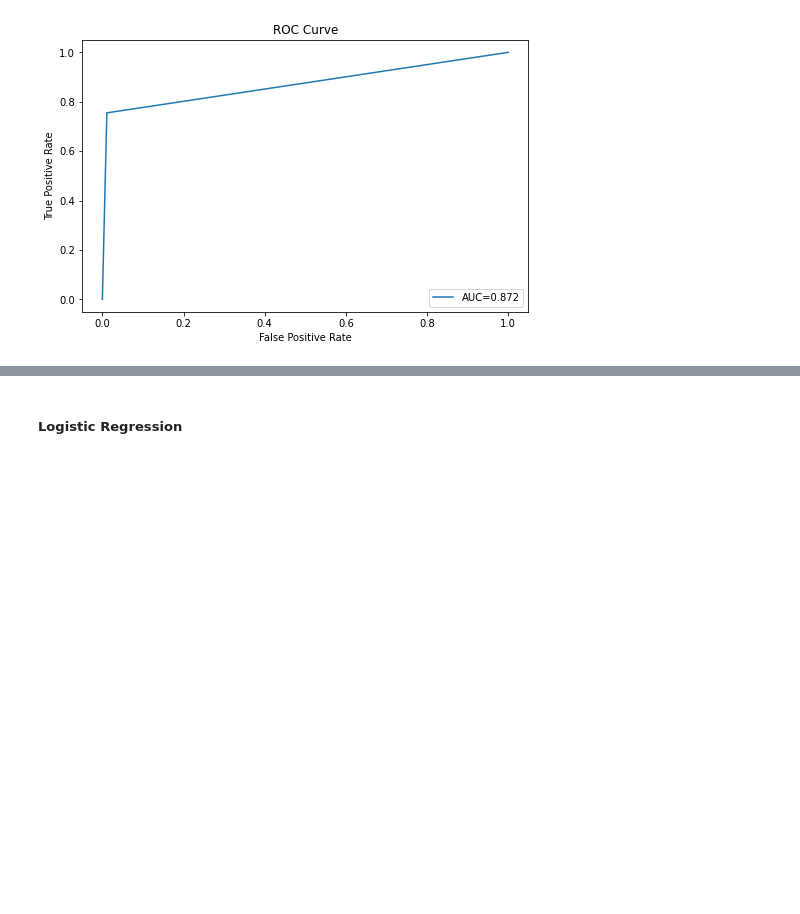
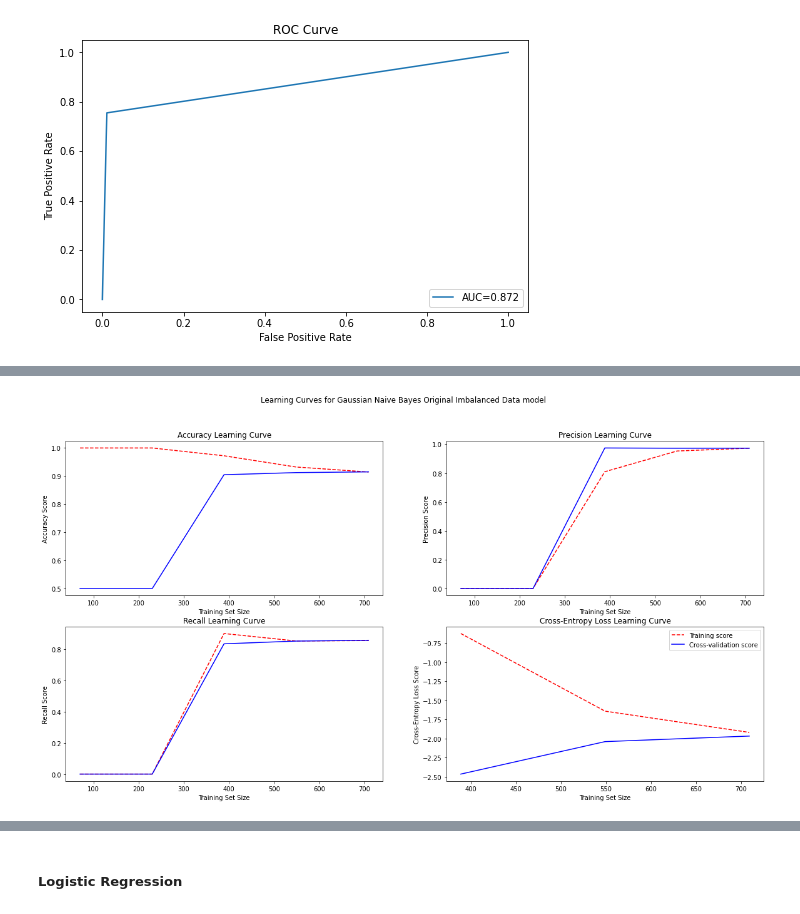
Before and after one commit to kkrusere/Credit-Card-Fraud-Anomaly-Outlier-Detection, a Jupyter notebook: Credit_Card_fraud_detection.ipynb, the cells around one changed output, grey strips where cells are left out. Cells and saved outputs as stored; diff of their text form; code cells hidden in the pictures; blank space fills up the shorter version.

```diff
--- a/Credit_Card_fraud_detection.ipynb
+++ b/Credit_Card_fraud_detection.ipynb
@@ -716,0 +764,5 @@ SMOTE Data
+# %%
+#we will plot the learning curves for our model.
+plot_learning_curves("Gaussian Naive Bayes Original Imbalanced Data", model, X_under, y_under)
+# %% [output]
+[figure, added]
```
Also changed, not shown: parts of 24 cells of this notebook.
